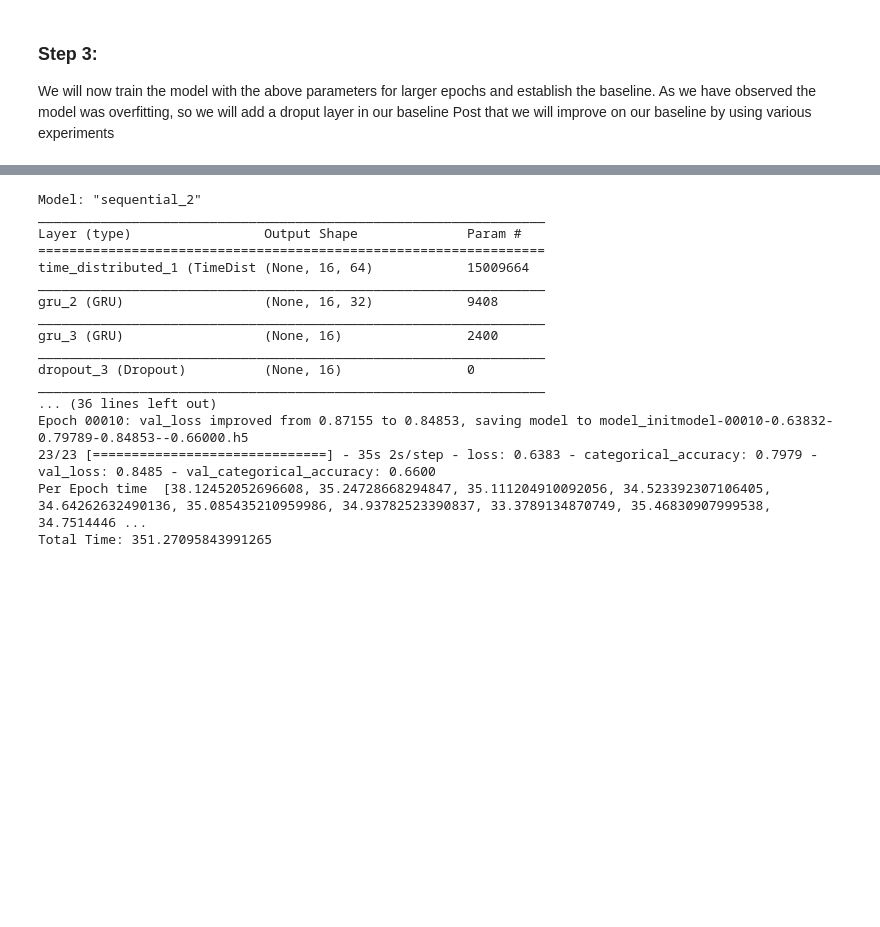
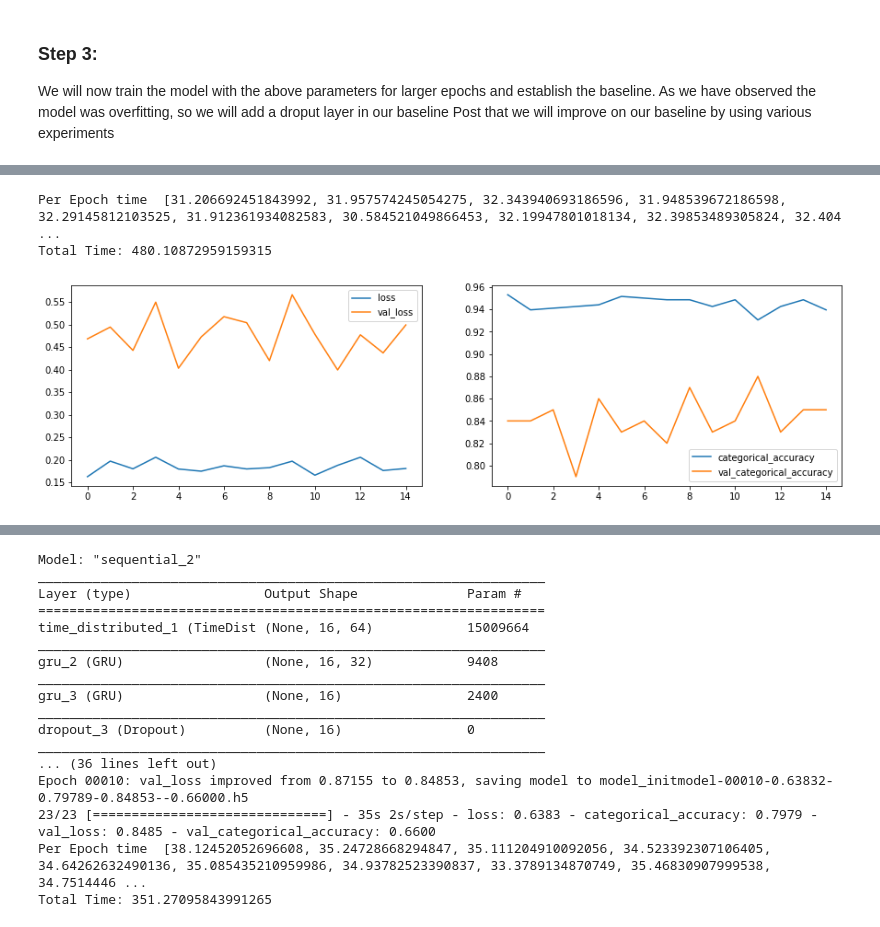
Before and after one commit to rramchan12/Gesture-Recognition-CaseStudy-IITB, a Jupyter notebook: Gesture_Recognition_Iter1.ipynb, the cells around one changed output, grey strips where cells are left out. Cells and saved outputs as stored; diff of their text form; code cells hidden in the pictures; blank space fills up the shorter version.

```diff
--- a/Gesture_Recognition_Iter1.ipynb
+++ b/Gesture_Recognition_Iter1.ipynb
@@ -1043,0 +1380,7 @@ We will try to increase the size of the convolution filter to see if there is a
+# %%
+conv_3d5=ModelConv3D5()
+conv_3d5.initialize_path(project_folder)
+conv_3d5.initialize_image_properties(image_height=120,image_width=120)
+conv_3d5.initialize_hyperparams(frames_to_sample=16,batch_size=20,num_epochs=15)
+conv_3d5_model=conv_3d5.define_model(filtersize=(3,3,3),dense_neurons=128,dropout=0.25, r_filtersize=(2,2,2))
+conv_3d5_model.summary()
@@ -1043,0 +1405,3 @@ We will try to increase the size of the convolution filter to see if there is a
+# %%
+print("Total Params:", conv_3d5_model.count_params())
+history_model5 = conv_3d5.train_model(conv_3d3_model)
@@ -1043,0 +1426,8 @@ We will try to increase the size of the convolution filter to see if there is a
+# %%
+print("Per Epoch time  {}".format(conv_3d5.timing_cb.logs))
+print("Total Time: {}".format(sum(conv_3d5.timing_cb.logs)))
+plot(history_model5)
+# %% [output]
+Per Epoch time  [31.206692451843992, 31.957574245054275, 32.343940693186596, 31.948539672186598, 32.29145812103525, 31.912361934082583, 30.584521049866453, 32.19947801018134, 32.39853489305824, 32.404 ...
+Total Time: 480.10872959159315
+[figure, added]
```
Also changed, not shown: parts of 43 cells of this notebook.
